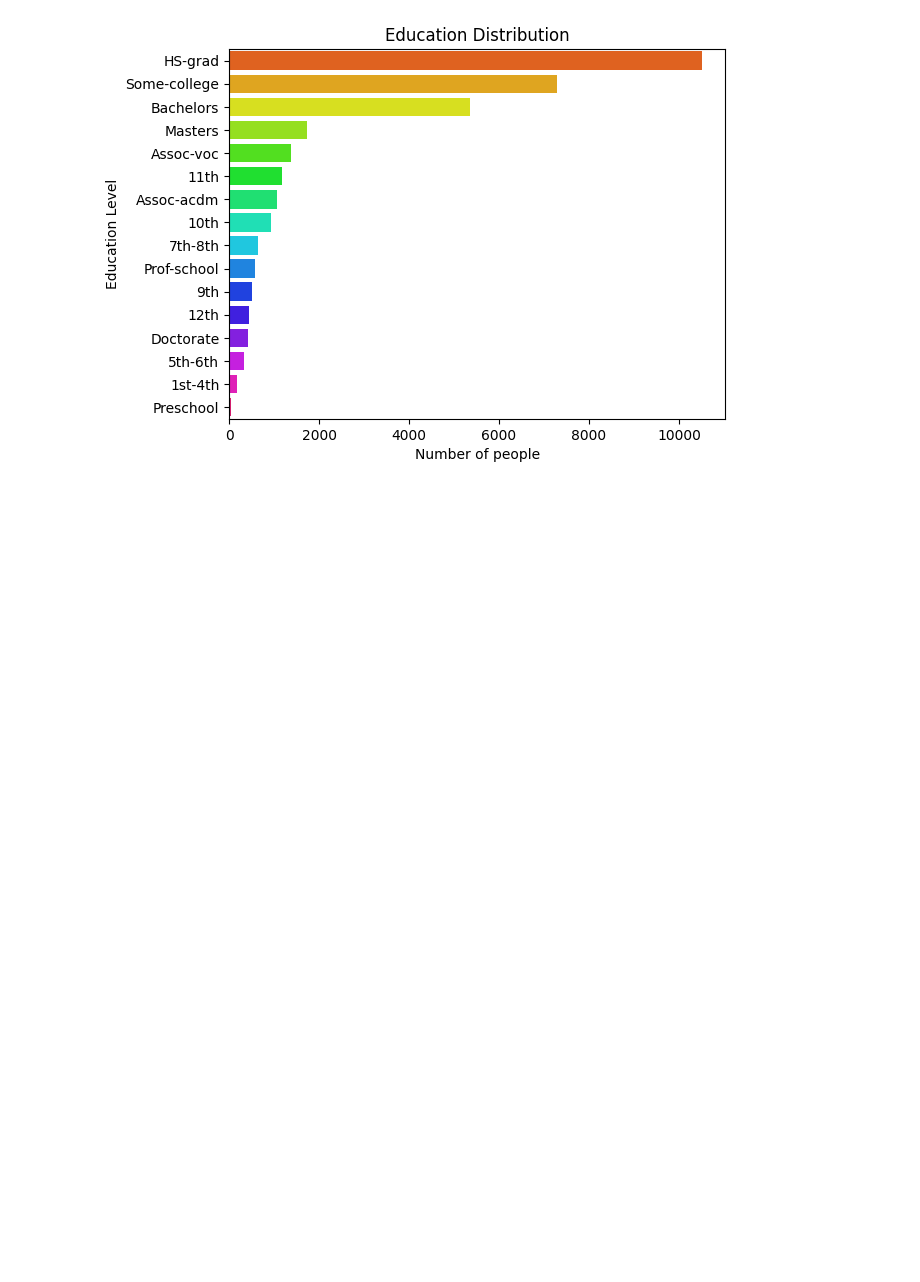
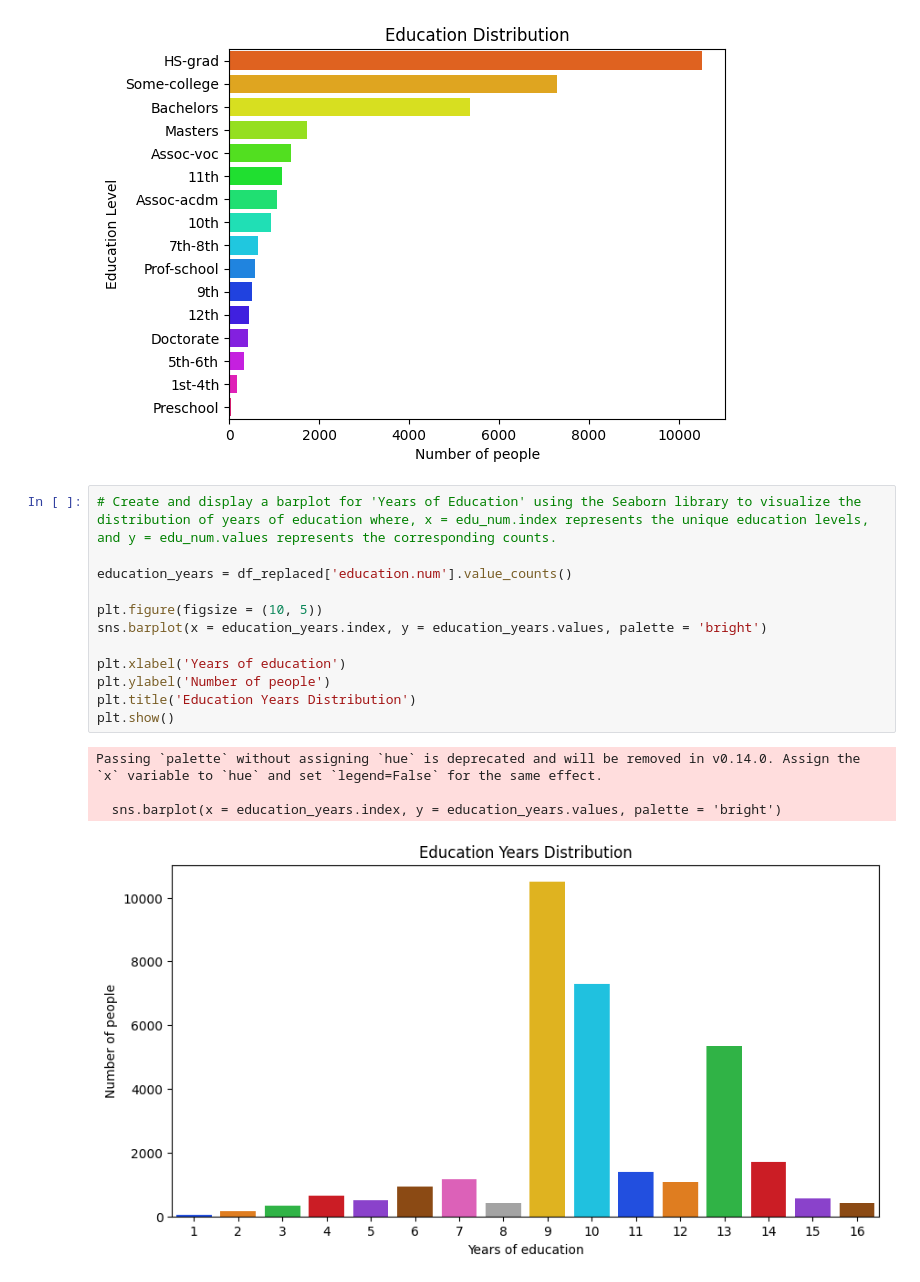
Before and after one commit to timkao/MachineLearning, a Jupyter notebook: classification_practice.ipynb, the cells around one changed output. Cells and saved outputs as stored; diff of their text form; blank space fills up the shorter version.

```diff
--- a/classification_practice.ipynb
+++ b/classification_practice.ipynb
@@ -100,3 +100,20 @@ Passing `palette` without assigning `hue` is deprecated and will be removed in v
 
   sns.barplot(x = education.values, y = education.index, palette = rainbow_palette)
 [figure]
+# %%
+# Create and display a barplot for 'Years of Education' using the Seaborn library to visualize the distribution of years of education where, x = edu_num.index represents the unique education levels, and y = edu_num.values represents the corresponding counts.
+
+education_years = df_replaced['education.num'].value_counts()
+
+plt.figure(figsize = (10, 5))
+sns.barplot(x = education_years.index, y = education_years.values, palette = 'bright')
+
+plt.xlabel('Years of education')
+plt.ylabel('Number of people')
+plt.title('Education Years Distribution')
+plt.show()
+# %% [output]
+Passing `palette` without assigning `hue` is deprecated and will be removed in v0.14.0. Assign the `x` variable to `hue` and set `legend=False` for the same effect.
+
+  sns.barplot(x = education_years.index, y = education_years.values, palette = 'bright')
+[figure, added]
```
Also changed, not shown: parts of 1 cell of this notebook.
